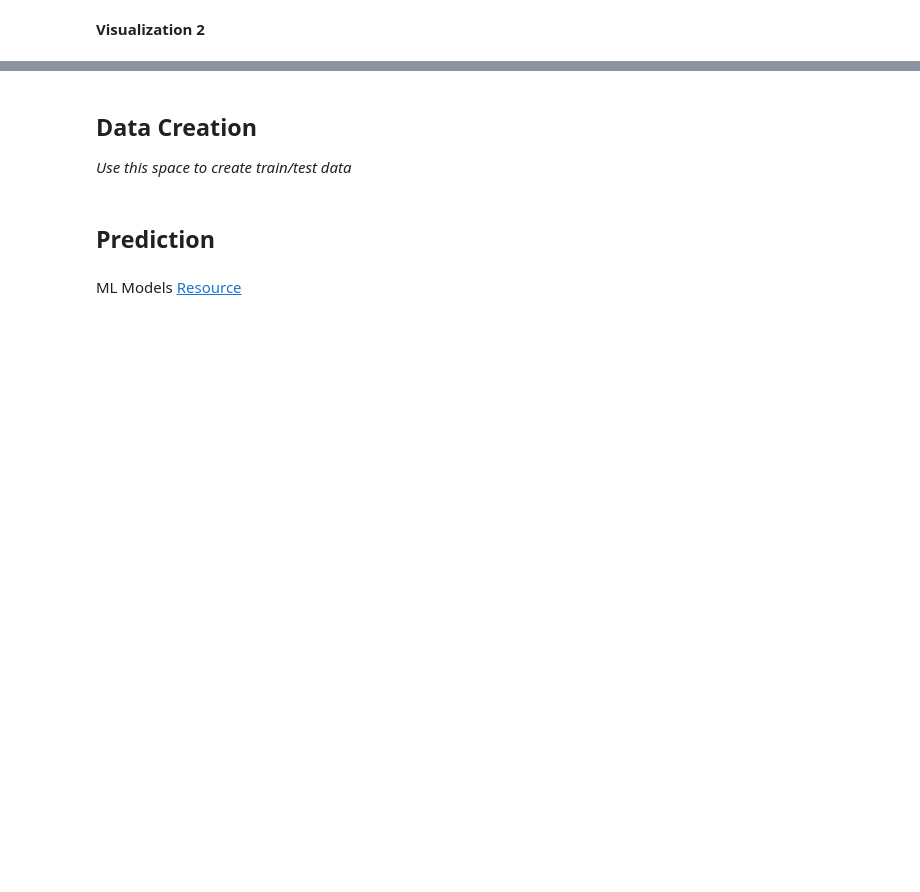
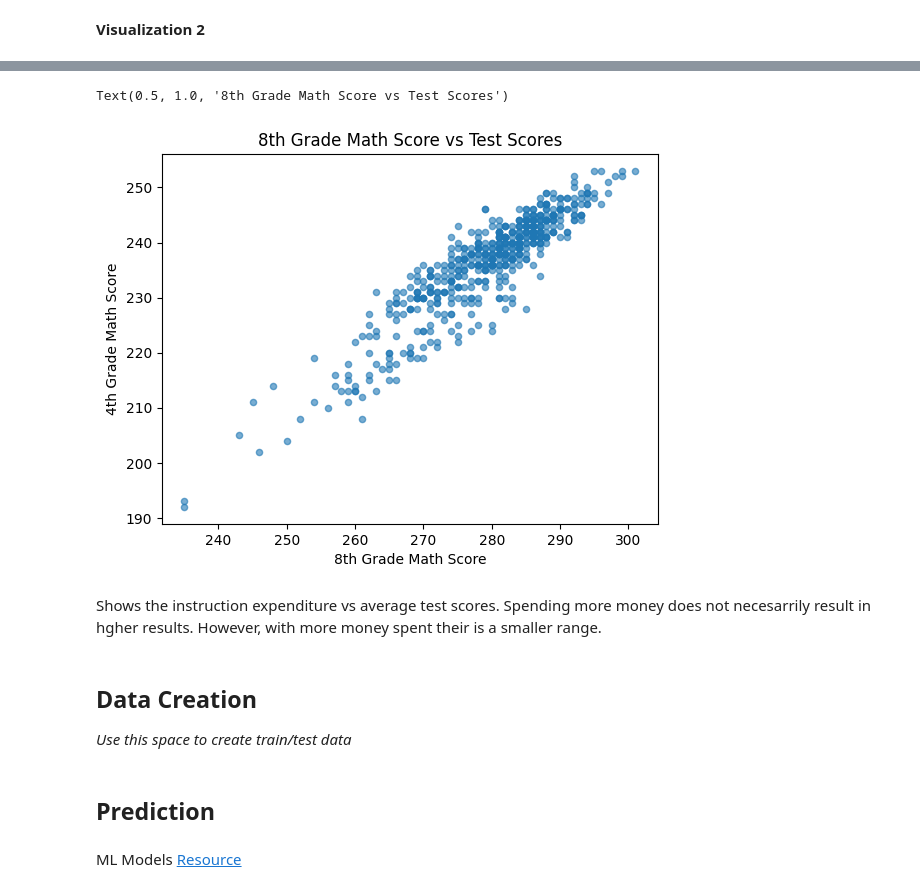
Before and after one commit to noahpendo/MDST-Tutorial, a Jupyter notebook: tutorial1/checkpoint1.ipynb, the cells around one changed output, grey strips where cells are left out. Saved outputs shown, nothing was run; the diff lists cells and outputs as text; code cells hidden in the pictures; blank space fills up the shorter version.

```diff
--- a/tutorial1/checkpoint1.ipynb
+++ b/tutorial1/checkpoint1.ipynb
@@ -154,3 +177,13 @@ NameError: name 'df' is not defined
+# %%
+df.plot.scatter(x='AVG_MATH_8_SCORE', y='AVG_MATH_4_SCORE', alpha=0.6)
+plt.ylabel('4th Grade Math Score')
+plt.xlabel('8th Grade Math Score')
+plt.title("8th Grade Math Score vs Test Scores")
+# %% [output]
+Text(0.5, 1.0, '8th Grade Math Score vs Test Scores')
+[figure, added]
+# %% [markdown]
+Shows the instruction expenditure vs average test scores. Spending more money does not necesarrily result in hgher results. However, with more money spent their is a smaller range.
 # %% [markdown]
 <h2> Data Creation </h2>
 
```
Also changed, not shown: parts of 21 cells of this notebook, 2 other files.
